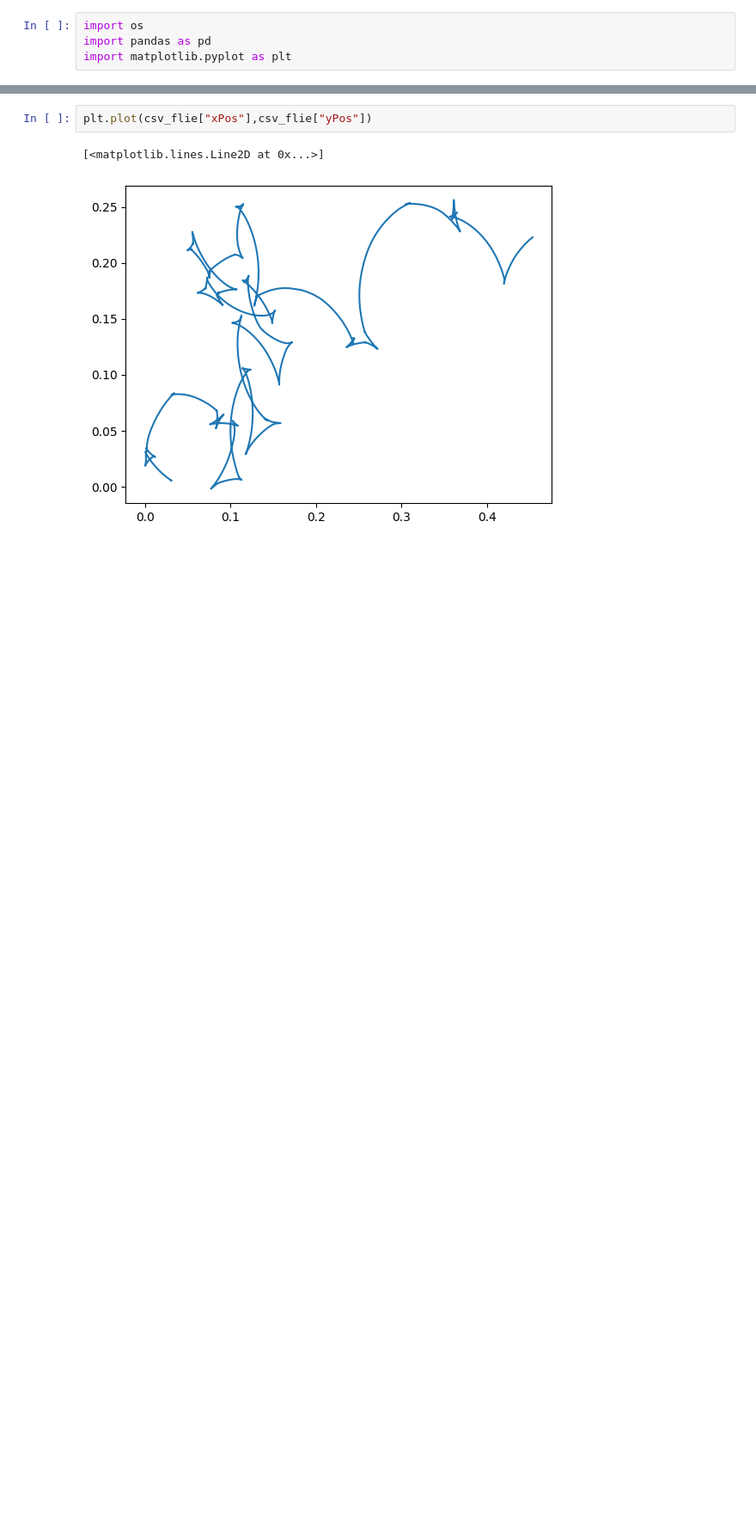
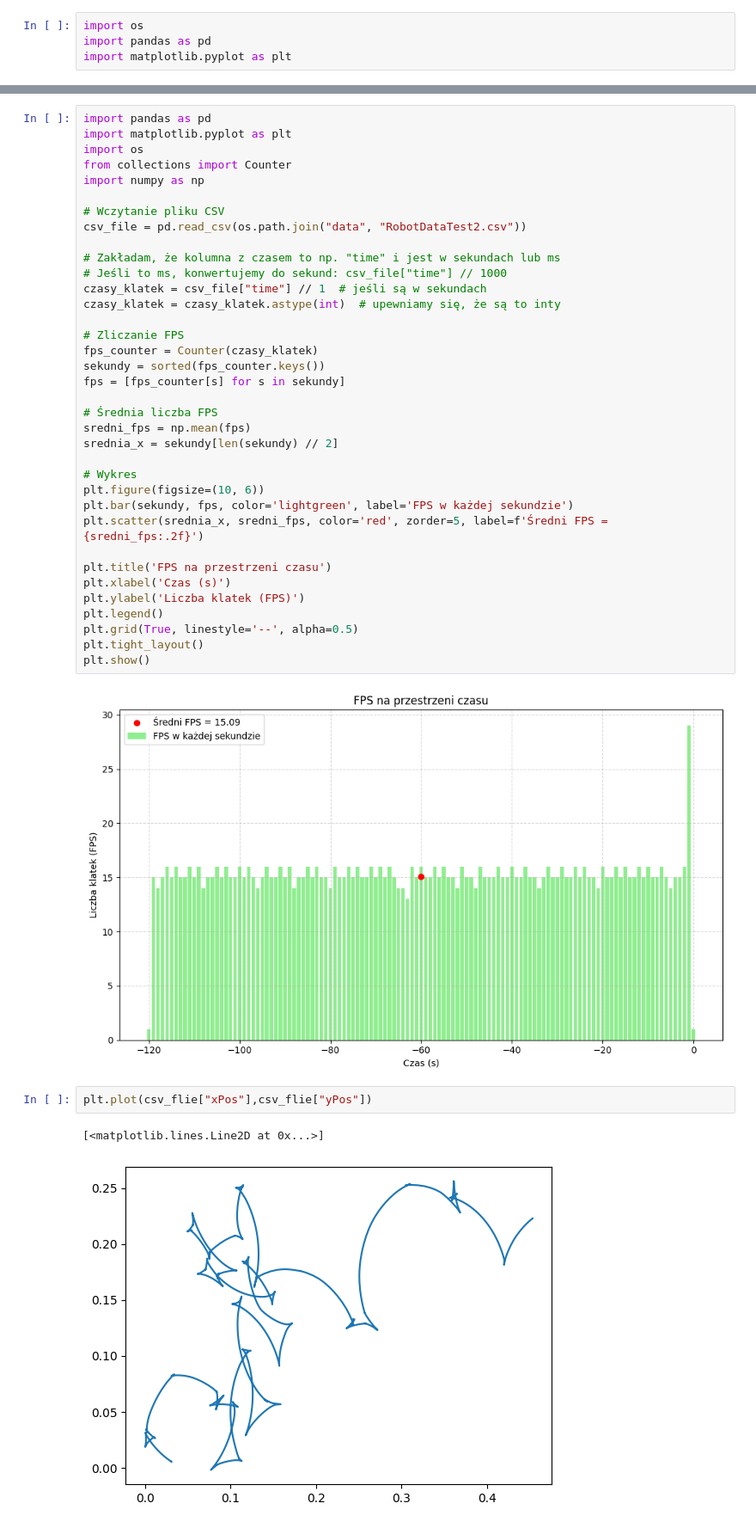
Before and after one commit to kmieczkowska/PathFinderSofware, a Jupyter notebook: python/ScriptRobotData.ipynb, the cells around one changed output, grey strips where cells are left out. Shown at 86% size. Drawn from its saved outputs; the diff is of its cells as text; blank space fills up the shorter version.

```diff
--- a/python/ScriptRobotData.ipynb
+++ b/python/ScriptRobotData.ipynb
@@ -46,3 +63,41 @@ csv_file[['nanoTime', 'timestamp', 'delta_seconds']].head(10)
+# %%
+import pandas as pd
+import matplotlib.pyplot as plt
+import os
+from collections import Counter
+import numpy as np
+
+# Wczytanie pliku CSV
+csv_file = pd.read_csv(os.path.join("data", "RobotDataTest2.csv"))
+
+# Zakładam, że kolumna z czasem to np. "time" i jest w sekundach lub ms
+# Jeśli to ms, konwertujemy do sekund: csv_file["time"] // 1000
+czasy_klatek = csv_file["time"] // 1  # jeśli są w sekundach
+czasy_klatek = czasy_klatek.astype(int)  # upewniamy się, że są to inty
+
+# Zliczanie FPS
+fps_counter = Counter(czasy_klatek)
+sekundy = sorted(fps_counter.keys())
+fps = [fps_counter[s] for s in sekundy]
+
+# Średnia liczba FPS
+sredni_fps = np.mean(fps)
+srednia_x = sekundy[len(sekundy) // 2]
+
+# Wykres
+plt.figure(figsize=(10, 6))
+plt.bar(sekundy, fps, color='lightgreen', label='FPS w każdej sekundzie')
+plt.scatter(srednia_x, sredni_fps, color='red', zorder=5, label=f'Średni FPS = {sredni_fps:.2f}')
+
+plt.title('FPS na przestrzeni czasu')
+plt.xlabel('Czas (s)')
+plt.ylabel('Liczba klatek (FPS)')
+plt.legend()
+plt.grid(True, linestyle='--', alpha=0.5)
+plt.tight_layout()
+plt.show()
+# %% [output]
+[figure, added]
 # %%
 plt.plot(csv_flie["xPos"],csv_flie["yPos"])
 # %% [output]
```
Also changed, not shown: parts of 3 cells of this notebook, 1 other file.
